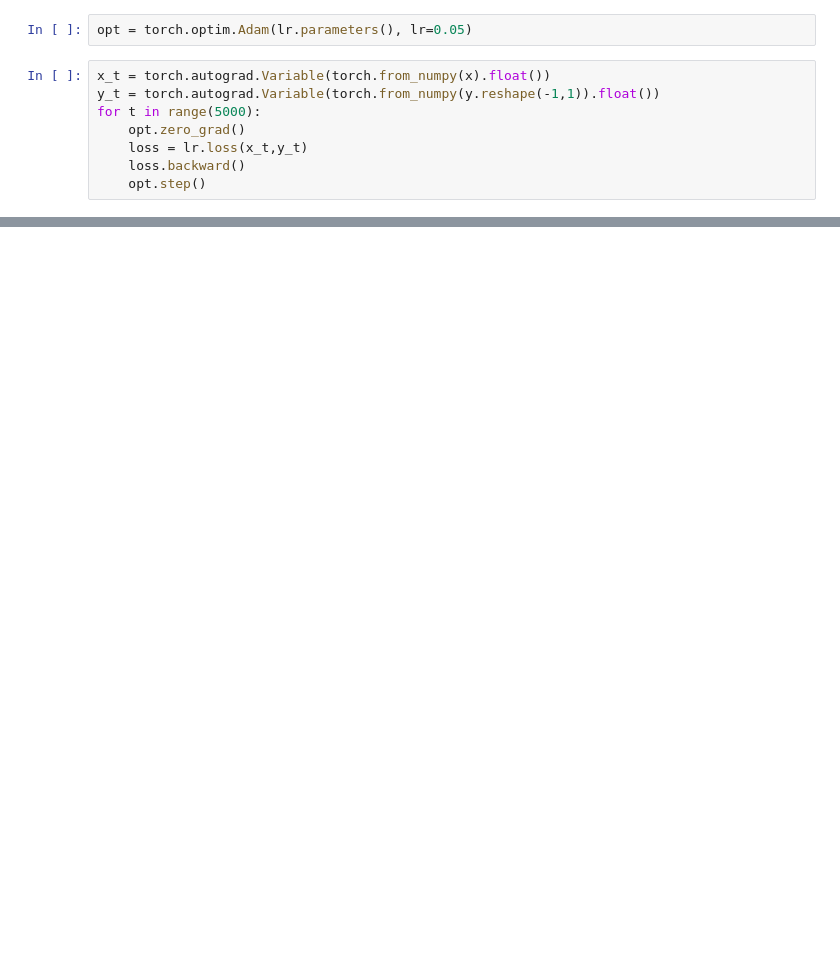
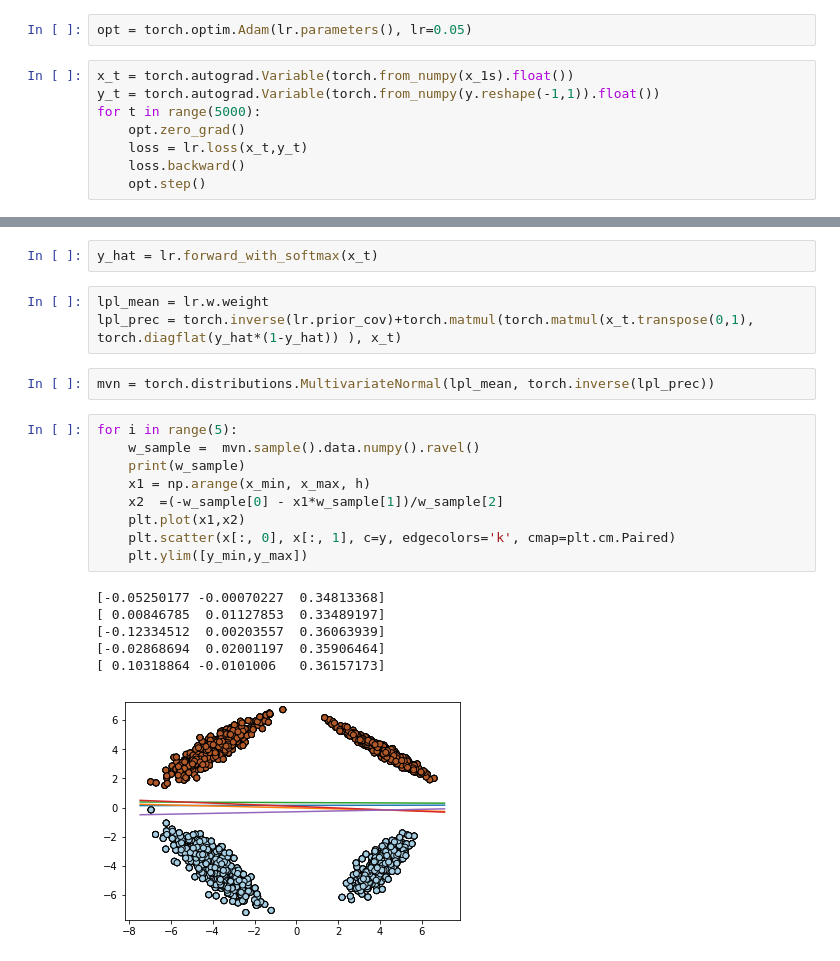
Before and after one commit to chrisorm/pydata-2018, a Jupyter notebook: notebooks/Notebook 3 - Bayesian Logistic Regression, Laplace Approximation.ipynb, the cells around one changed output, grey strips where cells are left out. Cells and saved outputs as stored; diff of their text form; blank space fills up the shorter version.

```diff
--- a/notebooks/Notebook 3 - Bayesian Logistic Regression, Laplace Approximation.ipynb
+++ b/notebooks/Notebook 3 - Bayesian Logistic Regression, Laplace Approximation.ipynb
@@ -47,7 +56,7 @@ plt.scatter(x[:,0], x[:,1], c=y)
 # %%
 opt = torch.optim.Adam(lr.parameters(), lr=0.05)
 # %%
-x_t = torch.autograd.Variable(torch.from_numpy(x).float())
+x_t = torch.autograd.Variable(torch.from_numpy(x_1s).float())
 y_t = torch.autograd.Variable(torch.from_numpy(y.reshape(-1,1)).float())
 for t in range(5000):
     opt.zero_grad()
@@ -79,0 +92,23 @@ plt.show()
+# %%
+y_hat = lr.forward_with_softmax(x_t)
+# %%
+lpl_mean = lr.w.weight
+lpl_prec = torch.inverse(lr.prior_cov)+torch.matmul(torch.matmul(x_t.transpose(0,1), torch.diagflat(y_hat*(1-y_hat)) ), x_t)
+# %%
+mvn = torch.distributions.MultivariateNormal(lpl_mean, torch.inverse(lpl_prec))
+# %%
+for i in range(5):
+    w_sample =  mvn.sample().data.numpy().ravel()
+    print(w_sample)
+    x1 = np.arange(x_min, x_max, h)
+    x2  =(-w_sample[0] - x1*w_sample[1])/w_sample[2]
+    plt.plot(x1,x2)
+    plt.scatter(x[:, 0], x[:, 1], c=y, edgecolors='k', cmap=plt.cm.Paired)
+    plt.ylim([y_min,y_max])
+# %% [output]
+[-0.05250177 -0.00070227  0.34813368]
+[ 0.00846785  0.01127853  0.33489197]
+[-0.12334512  0.00203557  0.36063939]
+[-0.02868694  0.02001197  0.35906464]
+[ 0.10318864 -0.0101006   0.36157173]
+[figure, added]
```
Also changed, not shown: parts of 5 cells of this notebook, 2 other files.
